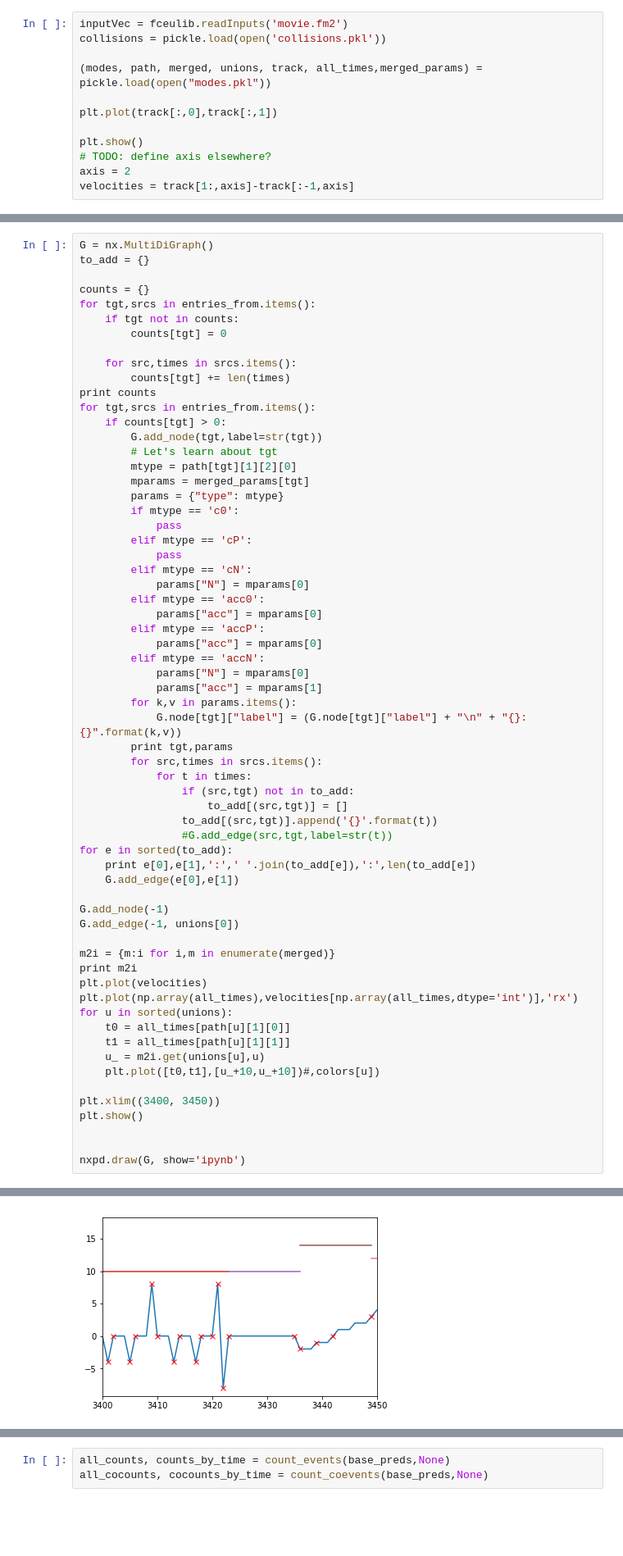
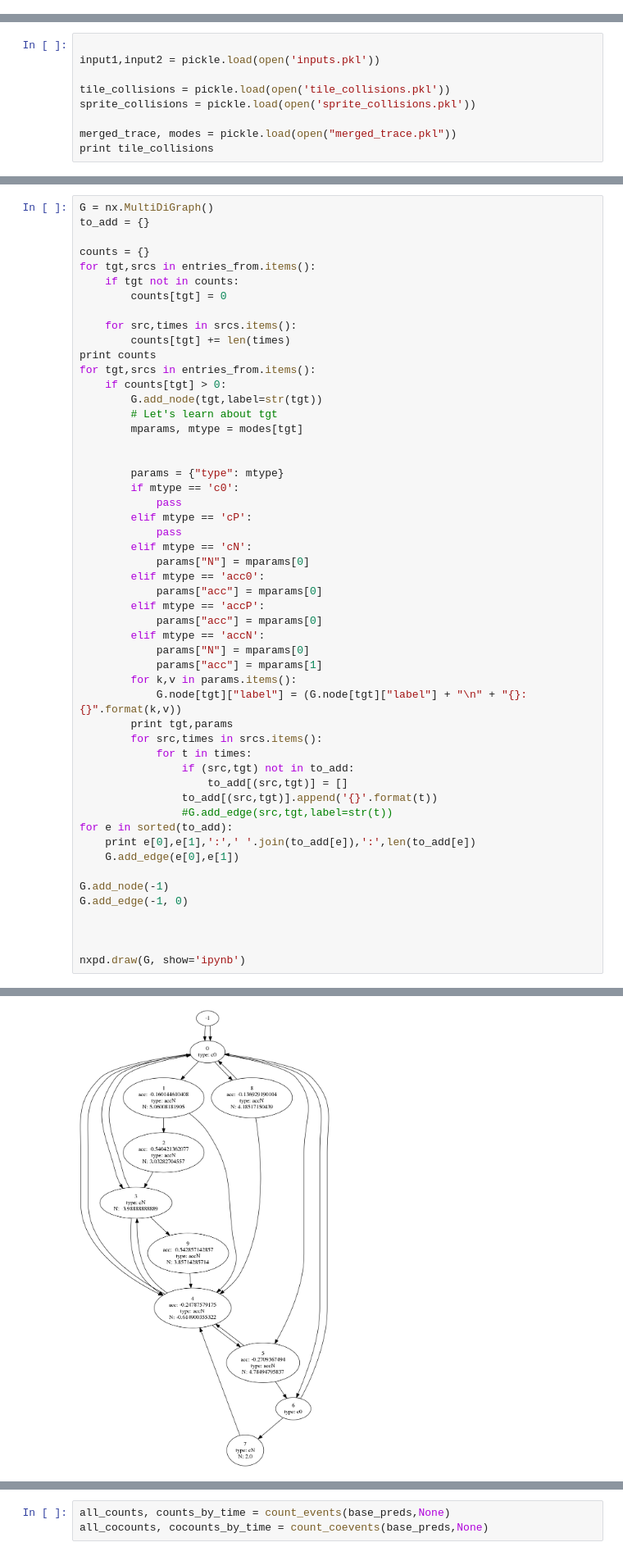
Before and after one commit to JoeOsborn/mechlearn, a Jupyter notebook: mechlearn/Causes-Adams.ipynb, the cells around one changed output, grey strips where cells are left out. Shown at 82% size. Saved outputs shown, nothing was run; the diff lists cells and outputs as text; blank space fills up the shorter version.

```diff
--- a/mechlearn/Causes-Adams.ipynb
+++ b/mechlearn/Causes-Adams.ipynb
@@ -72,15 +72,3 @@ class UnionFind:
             if r != heaviest:
                 self.weights[heaviest] += self.weights[r]
                 self.parents[r] = heaviest
-# %%
-inputVec = fceulib.readInputs('movie.fm2')
-collisions = pickle.load(open('collisions.pkl'))
-
-(modes, path, merged, unions, track, all_times,merged_params) = pickle.load(open("modes.pkl"))
-
-plt.plot(track[:,0],track[:,1])
-
-plt.show()
-# TODO: define axis elsewhere?
-axis = 2
-velocities = track[1:,axis]-track[:-1,axis]
@@ -128,0 +75,9 @@ for t in range(1,len(path)):
+# %%
+
+input1,input2 = pickle.load(open('inputs.pkl'))
+
+tile_collisions = pickle.load(open('tile_collisions.pkl'))
+sprite_collisions = pickle.load(open('sprite_collisions.pkl'))
+
+merged_trace, modes = pickle.load(open("merged_trace.pkl"))
+print tile_collisions
@@ -142,8 +141,9 @@ for tgt,srcs in entries_from.items():
     if counts[tgt] > 0:
         G.add_node(tgt,label=str(tgt))
         # Let's learn about tgt
-        mtype = path[tgt][1][2][0]
-        mparams = merged_params[tgt]
+        mparams, mtype = modes[tgt]
+
+
         params = {"type": mtype}
         if mtype == 'c0':
             pass
@@ -172,20 +172,8 @@ for e in sorted(to_add):
     G.add_edge(e[0],e[1])
 
 G.add_node(-1)
-G.add_edge(-1, unions[0])
+G.add_edge(-1, 0)
 
-m2i = {m:i for i,m in enumerate(merged)}
-print m2i
-plt.plot(velocities)
-plt.plot(np.array(all_times),velocities[np.array(all_times,dtype='int')],'rx')
-for u in sorted(unions):
-    t0 = all_times[path[u][1][0]]
-    t1 = all_times[path[u][1][1]]
-    u_ = m2i.get(unions[u],u)
-    plt.plot([t0,t1],[u_+10,u_+10])#,colors[u])
-
-plt.xlim((3400, 3450))
-plt.show()
 
 
 nxpd.draw(G, show='ipynb')
@@ -210 +198 @@ nxpd.draw(G, show='ipynb')
-[figure, old version]
+[figure, new version]
```
Also changed, not shown: parts of 19 cells of this notebook, 12 other files.
